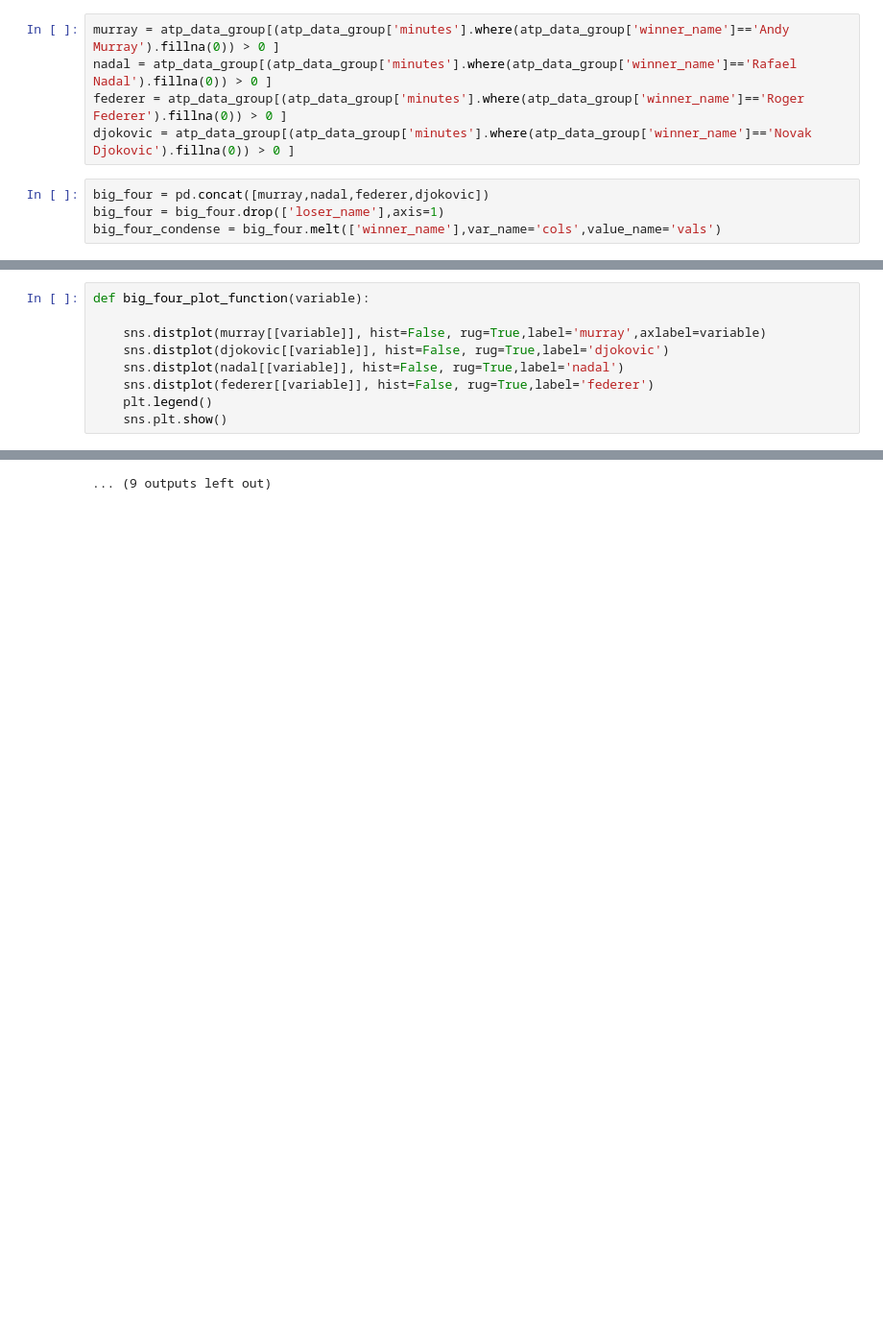
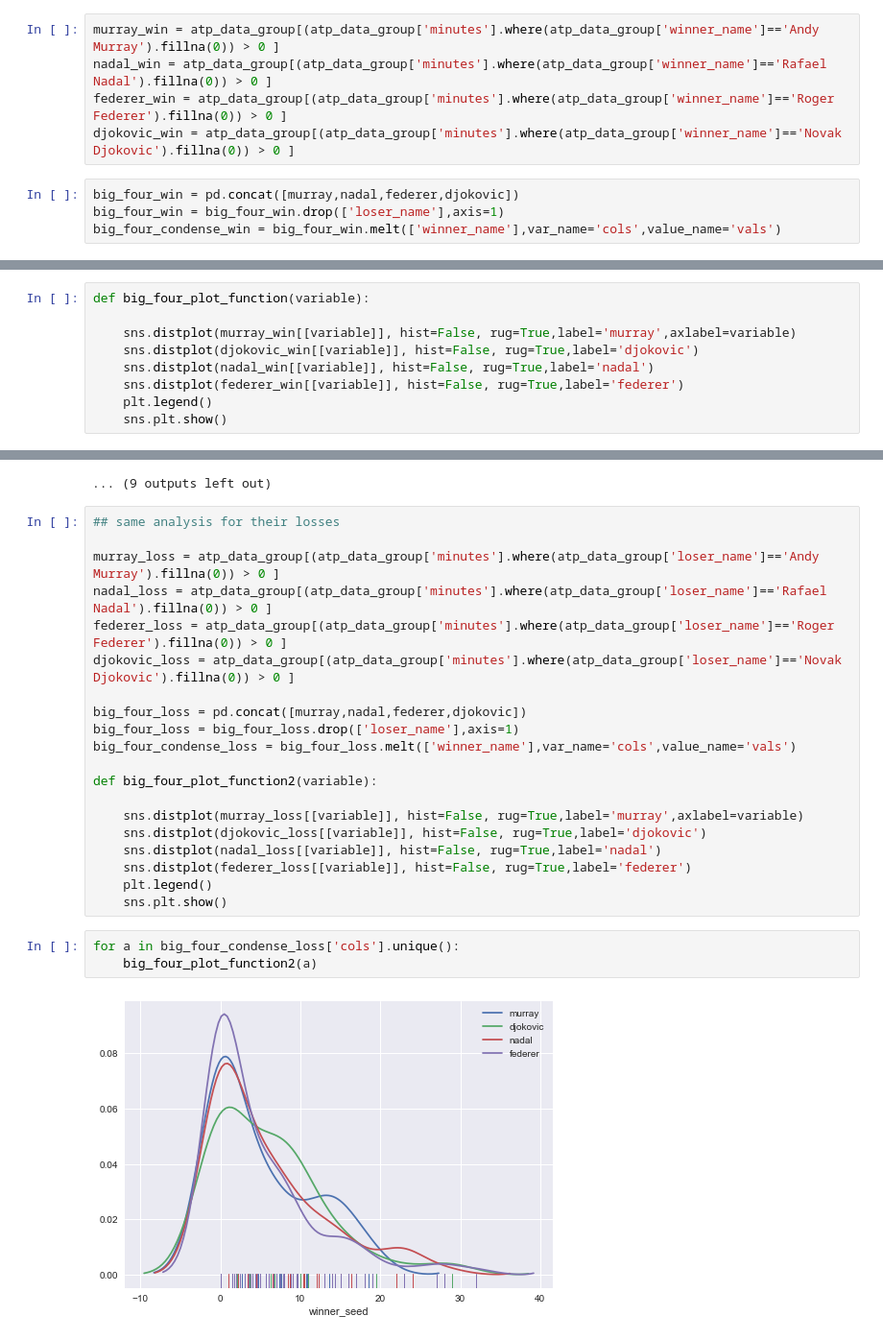
Before and after one commit to bhanusrivatsavmatta/Tennis-Analysis, a Jupyter notebook: Tennis_Analysis.ipynb, the cells around one changed output, grey strips where cells are left out. Shown at 96% size. Saved outputs shown, nothing was run; the diff lists cells and outputs as text; blank space fills up the shorter version.

Commit message:
Updated Functions

```diff
--- a/Tennis_Analysis.ipynb
+++ b/Tennis_Analysis.ipynb
@@ -131,12 +131,12 @@ plt.show()
 # %% [output]
 [figure]
 # %%
-murray = atp_data_group[(atp_data_group['minutes'].where(atp_data_group['winner_name']=='Andy Murray').fillna(0)) > 0 ]
-nadal = atp_data_group[(atp_data_group['minutes'].where(atp_data_group['winner_name']=='Rafael Nadal').fillna(0)) > 0 ]
-federer = atp_data_group[(atp_data_group['minutes'].where(atp_data_group['winner_name']=='Roger Federer').fillna(0)) > 0 ]
-djokovic = atp_data_group[(atp_data_group['minutes'].where(atp_data_group['winner_name']=='Novak Djokovic').fillna(0)) > 0 ]
+murray_win = atp_data_group[(atp_data_group['minutes'].where(atp_data_group['winner_name']=='Andy Murray').fillna(0)) > 0 ]
+nadal_win = atp_data_group[(atp_data_group['minutes'].where(atp_data_group['winner_name']=='Rafael Nadal').fillna(0)) > 0 ]
+federer_win = atp_data_group[(atp_data_group['minutes'].where(atp_data_group['winner_name']=='Roger Federer').fillna(0)) > 0 ]
+djokovic_win = atp_data_group[(atp_data_group['minutes'].where(atp_data_group['winner_name']=='Novak Djokovic').fillna(0)) > 0 ]
 # %%
-big_four = pd.concat([murray,nadal,federer,djokovic])
-big_four = big_four.drop(['loser_name'],axis=1)
-big_four_condense = big_four.melt(['winner_name'],var_name='cols',value_name='vals')
+big_four_win = pd.concat([murray,nadal,federer,djokovic])
+big_four_win = big_four_win.drop(['loser_name'],axis=1)
+big_four_condense_win = big_four_win.melt(['winner_name'],var_name='cols',value_name='vals')
 # %%
@@ -153,10 +153,10 @@ plt.show()
 # %%
 def big_four_plot_function(variable):
 
-    sns.distplot(murray[[variable]], hist=False, rug=True,label='murray',axlabel=variable)
-    sns.distplot(djokovic[[variable]], hist=False, rug=True,label='djokovic')
-    sns.distplot(nadal[[variable]], hist=False, rug=True,label='nadal')
-    sns.distplot(federer[[variable]], hist=False, rug=True,label='federer')
+    sns.distplot(murray_win[[variable]], hist=False, rug=True,label='murray',axlabel=variable)
+    sns.distplot(djokovic_win[[variable]], hist=False, rug=True,label='djokovic')
+    sns.distplot(nadal_win[[variable]], hist=False, rug=True,label='nadal')
+    sns.distplot(federer_win[[variable]], hist=False, rug=True,label='federer')
     plt.legend()
     sns.plt.show()
 # %%
@@ -176,3 +176,28 @@ for a in big_four_condense['cols'].unique():
 [figure]
 [figure]
 ... (9 outputs left out)
+# %%
+## same analysis for their losses
+
+murray_loss = atp_data_group[(atp_data_group['minutes'].where(atp_data_group['loser_name']=='Andy Murray').fillna(0)) > 0 ]
+nadal_loss = atp_data_group[(atp_data_group['minutes'].where(atp_data_group['loser_name']=='Rafael Nadal').fillna(0)) > 0 ]
+federer_loss = atp_data_group[(atp_data_group['minutes'].where(atp_data_group['loser_name']=='Roger Federer').fillna(0)) > 0 ]
+djokovic_loss = atp_data_group[(atp_data_group['minutes'].where(atp_data_group['loser_name']=='Novak Djokovic').fillna(0)) > 0 ]
+
+big_four_loss = pd.concat([murray,nadal,federer,djokovic])
+big_four_loss = big_four_loss.drop(['loser_name'],axis=1)
+big_four_condense_loss = big_four_loss.melt(['winner_name'],var_name='cols',value_name='vals')
+
+def big_four_plot_function2(variable):
+
+    sns.distplot(murray_loss[[variable]], hist=False, rug=True,label='murray',axlabel=variable)
+    sns.distplot(djokovic_loss[[variable]], hist=False, rug=True,label='djokovic')
+    sns.distplot(nadal_loss[[variable]], hist=False, rug=True,label='nadal')
+    sns.distplot(federer_loss[[variable]], hist=False, rug=True,label='federer')
+    plt.legend()
+    sns.plt.show()
+# %%
+for a in big_four_condense_loss['cols'].unique():
+    big_four_plot_function2(a)
+# %% [output]
+[figure, added]
```
Also changed, not shown: parts of 15 cells of this notebook.
